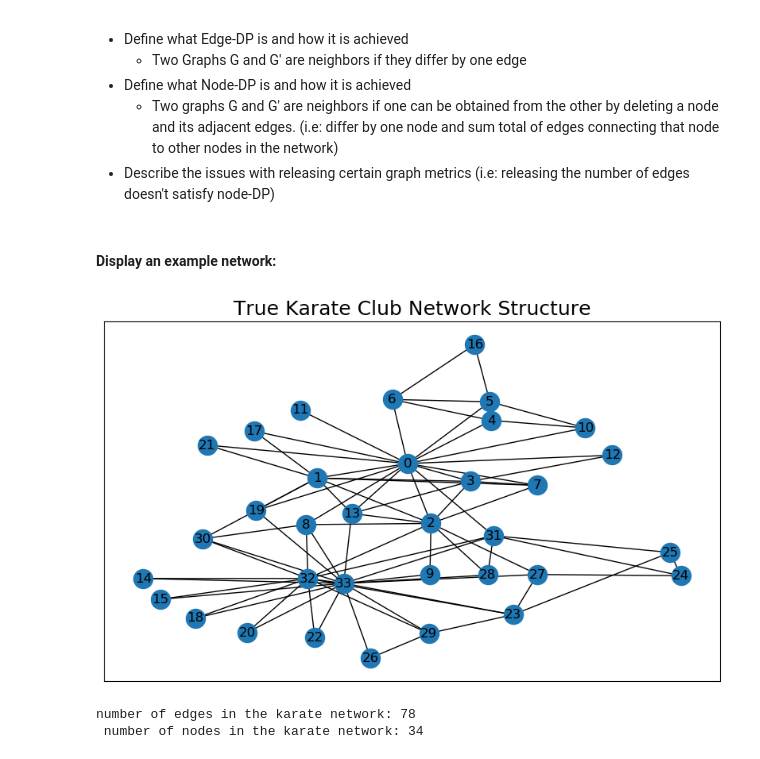
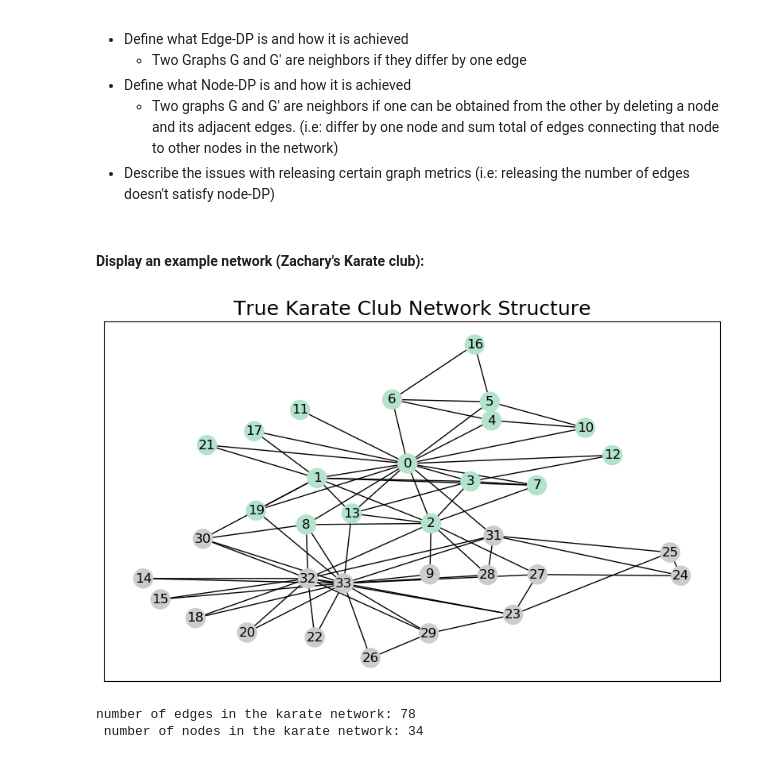
Before and after one commit to DaveLanday/DifferentiallyPrivateNetworks, a Jupyter notebook: notebooks/Project.ipynb, the cells around one changed output. Saved outputs shown, nothing was run; the diff lists cells and outputs as text; code cells hidden in the pictures.

```diff
--- a/notebooks/Project.ipynb
+++ b/notebooks/Project.ipynb
@@ -28,17 +29,20 @@ from dpnet import load_mtx, mechanisms
 #karate = load_mtx.load_mtx('../networks/karate/karate.mtx', create_using=None)
 karate = nx.karate_club_graph()
 # %% [markdown]
-#### Display an example network:
+#### Display an example network (Zachary's Karate club):
 # %%
+clubs = set(nx.get_node_attributes(karate,'club').values())
+mapping = dict(zip(sorted(clubs),count()))
+colors = [mapping[karate.nodes[n]['club']] for n in karate.nodes]
 fig, ax = plt.subplots(figsize=(10,6), dpi=100)
 pos = nx.kamada_kawai_layout(karate, scale=0.5)
-nx.draw_networkx_edges(karate, pos)
-nx.draw_networkx_nodes(karate, pos)
+ec = nx.draw_networkx_edges(karate, pos)
+nc = nx.draw_networkx_nodes(karate, pos, node_color=colors, cmap=plt.cm.Pastel2)
 nx.draw_networkx_labels(karate, pos)
 plt.title('True Karate Club Network Structure', fontsize=18)
 plt.show()
 # %% [output]
-[figure, old version]
+[figure, new version]
 # %%
 num_nodes = len(karate.nodes)
 num_edges = len(karate.edges)
```
Also changed, not shown: parts of 9 cells of this notebook, 1 other file.
